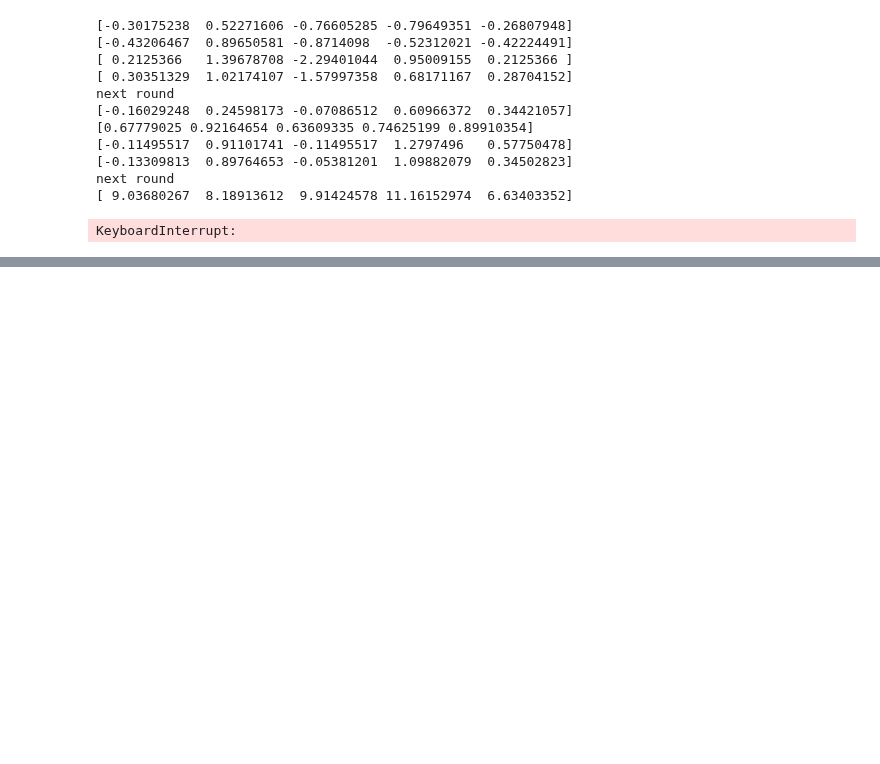
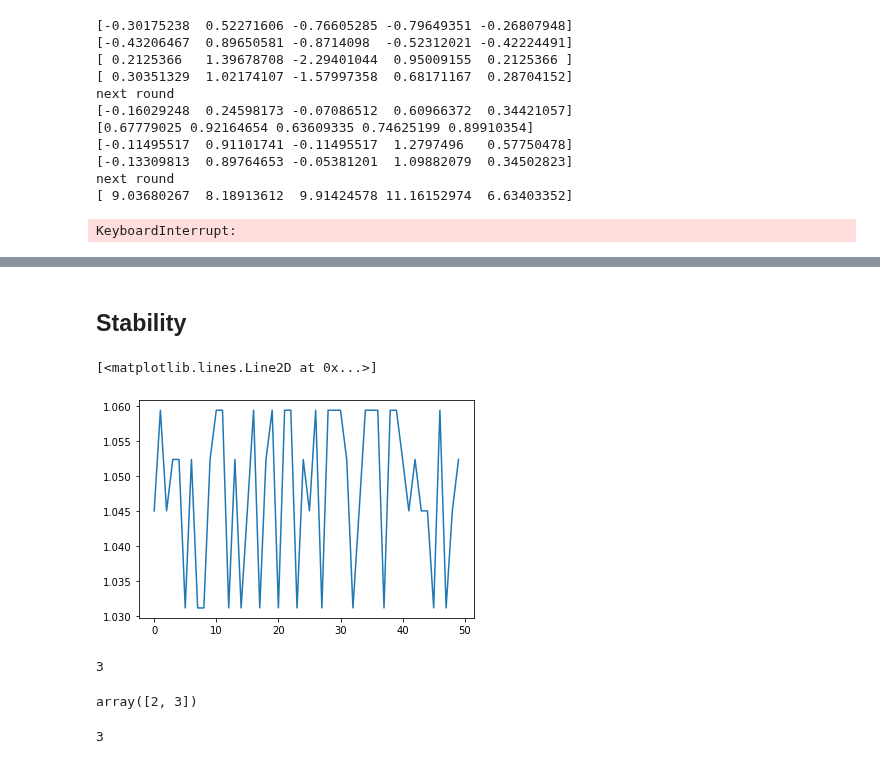
Before and after one commit to Karlmyh/RTER, a Jupyter notebook: test.ipynb, the cells around one changed output, grey strips where cells are left out. Saved outputs shown, nothing was run; the diff lists cells and outputs as text; code cells hidden in the pictures; blank space fills up the shorter version.

```diff
--- a/test.ipynb
+++ b/test.ipynb
@@ -684,0 +815,40 @@ KeyboardInterrupt:
+# %% [markdown]
+## Stability
+# %%
+MSE_vec=[]
+repeat_time=50
+generator=TestDistribution(4).returnDistribution()
+for seed in range(repeat_time):
+    np.random.seed(1)
+    X_train, Y_train = generator.generate(1000)
+    X_test, Y_test = generator.generate(1000)
+
+
+    ERT_model=RegressionTree(estimator="pointwise_extrapolation_estimator",
+                         splitter="midpoint",
+                         min_samples_split=30,
+                         max_depth=1,
+                         order=1,
+                         random_state=seed,
+                         truncate_ratio_low=0.3,
+                         truncate_ratio_up=0.8)
+    ERT_model.fit(X_train,Y_train)
+    Y_hat=ERT_model.predict(X_test)
+    MSE_vec.append(MSE(Y_hat,Y_test))
+
+plt.plot(MSE_vec)
+# %% [output]
+[<matplotlib.lines.Line2D at 0x...>]
+[figure, added]
+# %%
+np.max([1,2,3,3])
+# %% [output]
+3
+# %%
+x=np.array([1,2,3,3])
+# %% [output]
+array([2, 3])
+# %%
+np.random.choice(np.where(x==x.max())[0])
+# %% [output]
+3
```
Also changed, not shown: parts of 11 cells of this notebook, 7 other files.
